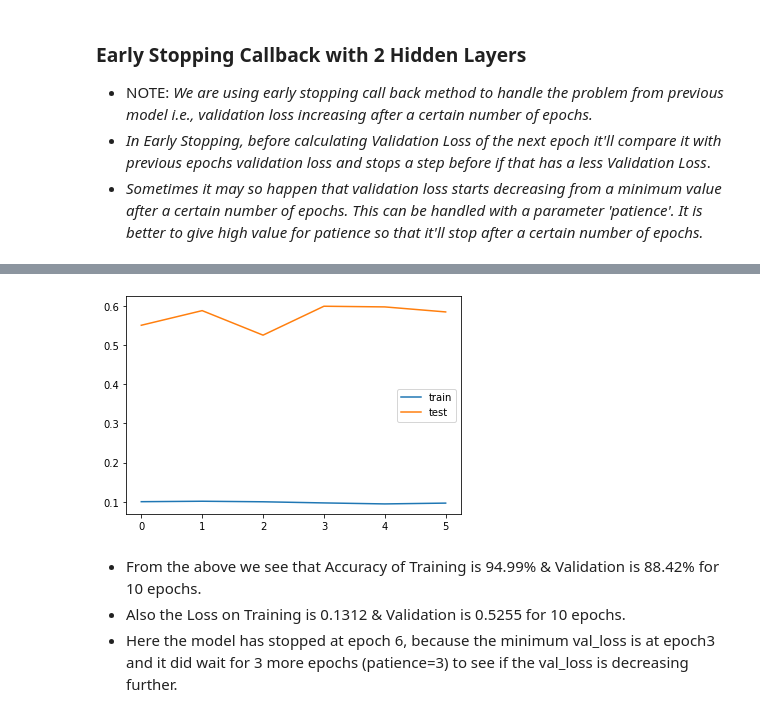
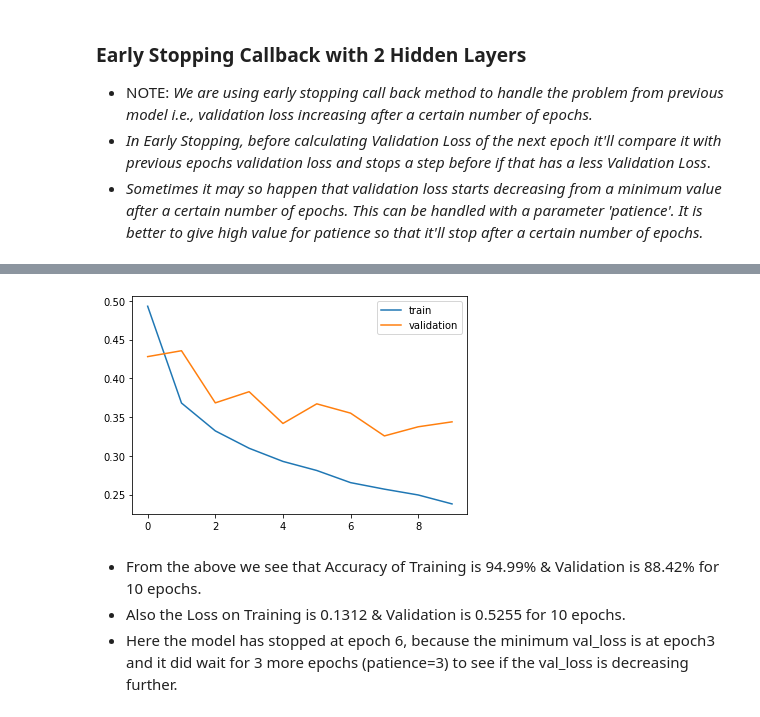
Before and after one commit to santhoshbvsrk/DeepLearning, a Jupyter notebook: MNIST/Fashion_MNIST.ipynb, the cells around one changed output, grey strips where cells are left out. Cells and saved outputs as stored; diff of their text form; code cells hidden in the pictures.

```diff
--- a/MNIST/Fashion_MNIST.ipynb
+++ b/MNIST/Fashion_MNIST.ipynb
@@ -33,3 +24,16 @@ print(test_labels.shape)
 (60000,)
 (10000, 28, 28)
 (10000,)
+# %%
+from sklearn.model_selection import train_test_split
+
+np.random.seed=1000
+
+validation_images,test_images,validation_labels,test_labels = train_test_split(test_images,test_labels, train_size=0.5)
+
+print(train_images.shape)
+print(train_labels.shape)
+print(validation_images.shape)
+print(validation_labels.shape)
+print(test_images.shape)
+print(test_labels.shape)
@@ -77,6 +88,7 @@ for index in range(0,3):
 #normalizing dataset i.e., the value in each and image has values from 0 to 255 which is nothing but the pixel, we'll normalize it to be between 0-1.
 #Normalizing will be done on the images from both training & testing datasets
 train_images = train_images / 255.0
+validation_images = validation_images / 255.0
 test_images = test_images / 255.0
 # %%
 from keras import models         #importing models package from Keras
@@ -441,13 +450,13 @@ Trainable params: 87,390
 Non-trainable params: 0
 _________________________________________________________________
 # %%
-history_es = model_2layers_es.fit(x=train_images,y=train_labels,epochs=10,validation_data=(test_images,test_labels),callbacks=[EarlyStopping(monitor='val_loss', patience=3,mode='min',verbose=1)])
+history_es = model_2layers_es.fit(x=train_images,y=train_labels,epochs=10,validation_data=(validation_images,validation_labels),callbacks=[EarlyStopping(monitor='val_loss', patience=3,mode='min',verbose=1)])
 #Monitor='val_loss' is to tell the model to monitor val_loss value, with a patience of 3 i.e., after finding a min value on val_loss see 3 more epochs if at all the val_loss is further decreasing if not stop the model.
 
 
-#plot to see training & test loss
+#plot to see training & validation loss
 plt.plot(history_es.history['loss'],label='train')
-plt.plot(history_es.history['val_loss'],label='test')
+plt.plot(history_es.history['val_loss'],label='validation')
 plt.legend()
 plt.show()
 # %% [output]
@@ -467,4 +483,4 @@ Epoch 00006: early stopping
-[figure, old version]
+[figure, new version]
 # %% [markdown]
 * From the above we see that Accuracy of Training is 94.99% & Validation is 88.42% for 10 epochs.
 * Also the Loss on Training is 0.1312 & Validation is 0.5255 for 10 epochs.
```
Also changed, not shown: parts of 22 cells of this notebook.
